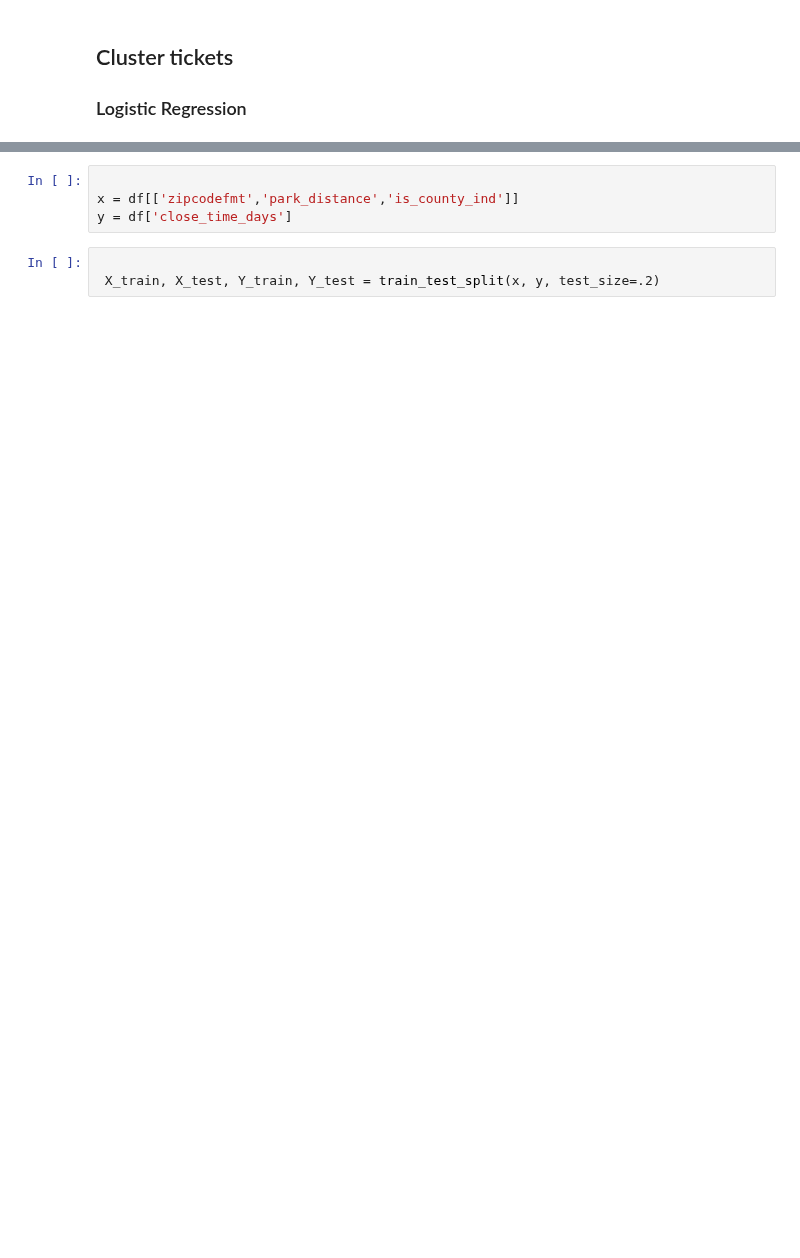
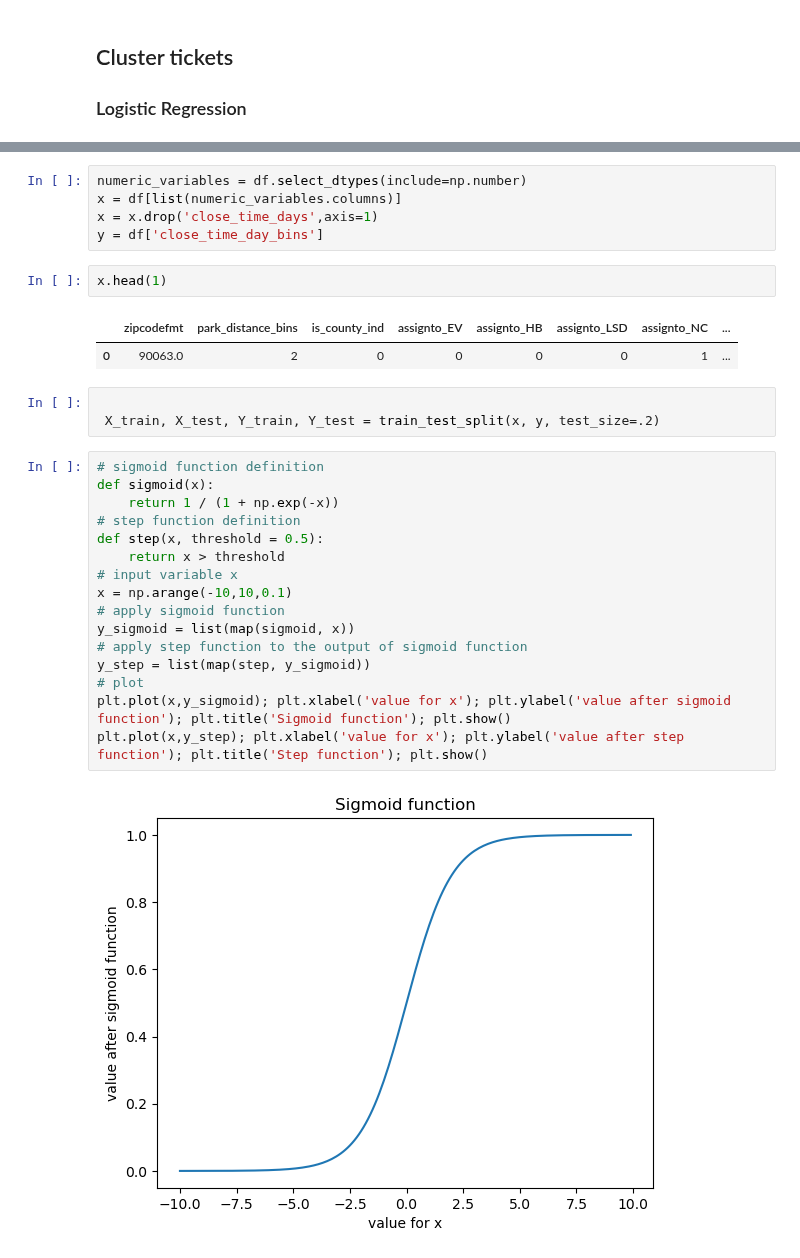
Before and after one commit to aeaiu/usable_ai_project, a Jupyter notebook: Notebooks/6_ml_cluster.ipynb, the cells around one changed output, grey strips where cells are left out. Saved outputs shown, nothing was run; the diff lists cells and outputs as text; blank space fills up the shorter version.

```diff
--- a/Notebooks/6_ml_cluster.ipynb
+++ b/Notebooks/6_ml_cluster.ipynb
@@ -56,7 +61,31 @@ from sklearn.metrics import r2_score
 # %%
-
-x = df[['zipcodefmt','park_distance','is_county_ind']]
-y = df['close_time_days']
+numeric_variables = df.select_dtypes(include=np.number)
+x = df[list(numeric_variables.columns)]
+x = x.drop('close_time_days',axis=1)
+y = df['close_time_day_bins']
+# %%
+x.head(1)
+# %% [output]
+|  | zipcodefmt | park_distance_bins | is_county_ind | assignto_EV | assignto_HB | assignto_LSD | assignto_NC | ... |
+| 0 | 90063.0 | 2 | 0 | 0 | 0 | 0 | 1 | ... |
 # %%
 
  X_train, X_test, Y_train, Y_test = train_test_split(x, y, test_size=.2)
+# %%
+# sigmoid function definition
+def sigmoid(x):
+    return 1 / (1 + np.exp(-x))
+# step function definition
+def step(x, threshold = 0.5):
+    return x > threshold
+# input variable x
+x = np.arange(-10,10,0.1)
+# apply sigmoid function
+y_sigmoid = list(map(sigmoid, x))
+# apply step function to the output of sigmoid function
+y_step = list(map(step, y_sigmoid))
+# plot
+plt.plot(x,y_sigmoid); plt.xlabel('value for x'); plt.ylabel('value after sigmoid function'); plt.title('Sigmoid function'); plt.show()
+plt.plot(x,y_step); plt.xlabel('value for x'); plt.ylabel('value after step function'); plt.title('Step function'); plt.show()
+# %% [output]
+[figure, added]
```
Also changed, not shown: parts of 10 cells of this notebook.
